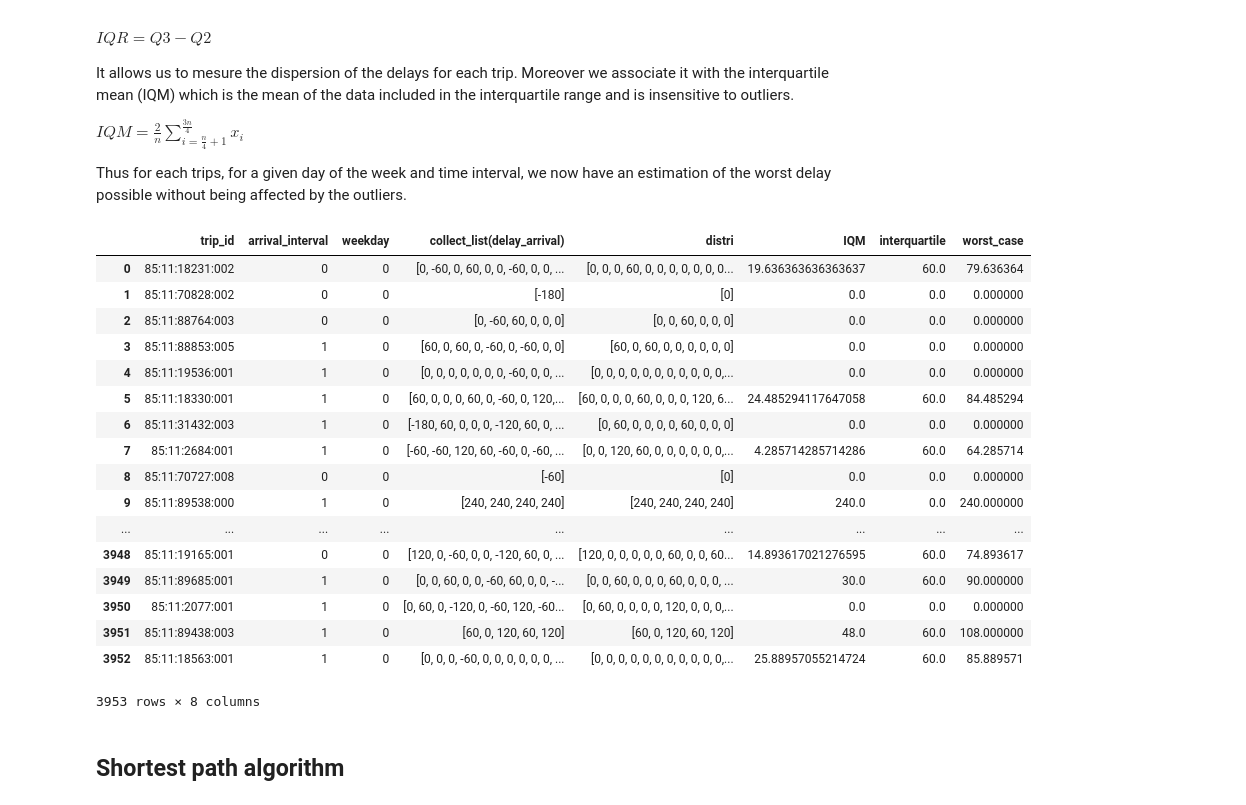
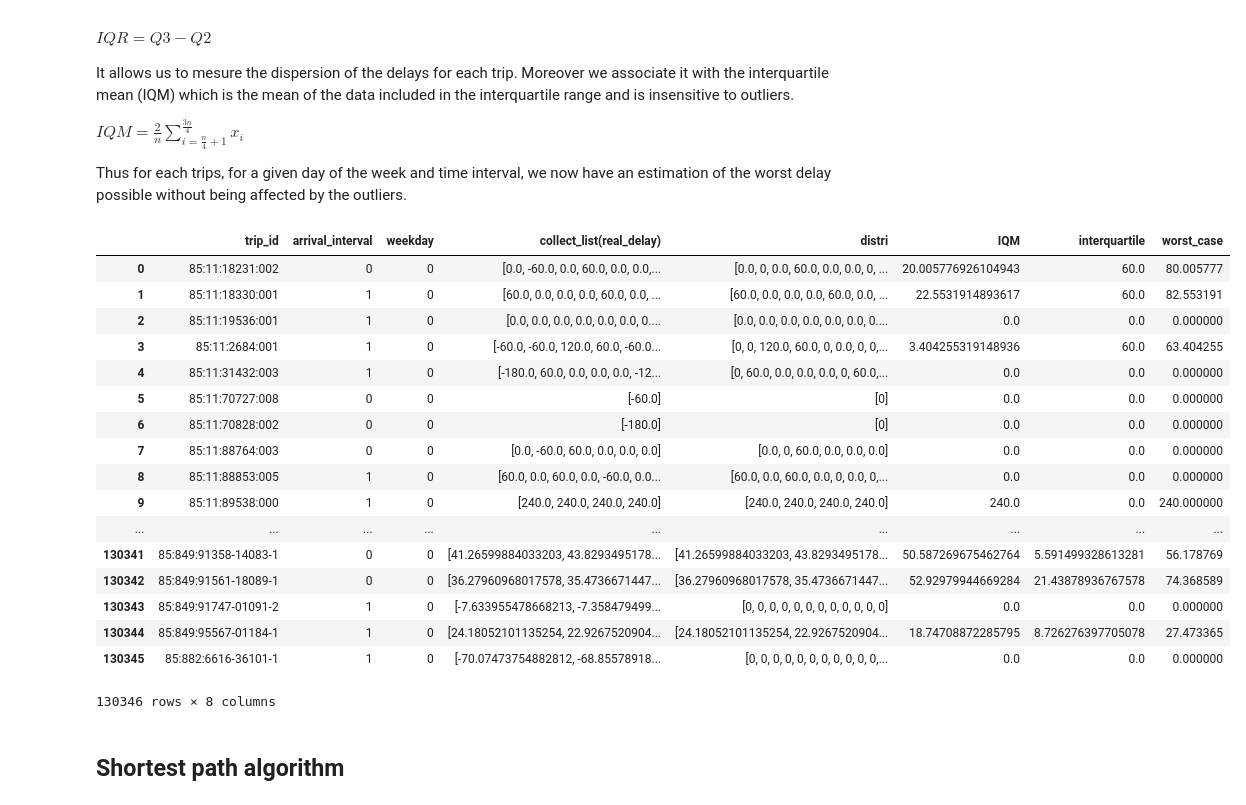
Before and after one commit to rbsteinm/Robust-Route-Planner, a Jupyter notebook: final.ipynb, the cells around one changed output. Saved outputs shown, nothing was run; the diff lists cells and outputs as text; code cells hidden in the pictures.

```diff
--- a/final.ipynb
+++ b/final.ipynb
@@ -250,6 +243,8 @@ First of all, we have to group the data that match (same trip between two transp
 trips5 = trips4.drop('stop_type', 'next_type', 'is_valid', 'arr_forcast_status',
                      'schedule_time', 'schedule_arrival', 'next_sched_dep',
                      'next_time', 'next_tid', 'real_arrival', 'arr_forecast_status')
+
+trips5 = trips5.na.fill("temp 00:00:00")
 
 # We refactor the dates by keeping only the time of the day and not the entire day
 trips5 = trips5.withColumn('schedule_dep', spark_helpers.keep_time(trips5.schedule_dep))
@@ -268,8 +263,8 @@ df3 = df3.withColumn('arrival_interval', spark_helpers.create_rush(df3.next_sche
 df3 = df3.withColumn('weekday', spark_helpers.group_weekday(df3.next_sched_arr))
 
 # We create a dataframe where we only keep the rows where there is a real arrival time
-arrival_df = df3.filter(df3.next_arr_forecast_status == "GESCHAETZT")
-arrival_df = arrival_df.drop('next_arr_forecast_status')
+arrival_df1 = df3.filter(df3.next_arr_forecast_status == "GESCHAETZT")
+arrival_df1 = arrival_df.drop('next_arr_forecast_status')
 
 # arrival_df.groupby('transport_type').count().show()
 # %% [markdown]
@@ -285,3 +306,28 @@ An other solution was to try to predict the delay of those trips according to th
+# %%
+station_computed_lin = station_computed_pandas[['trip_id', 'next_sid', 'weekday', 'arrival_interval', 'long', 'lat', 'delay_arrival']]
+
+#We use a linear regression to predict the delay using the localisation, the weekday and  the time interval
+lr = LinearRegression()
+lr.fit(station_computed_lin[['weekday', 'arrival_interval', 'long', 'lat']], station_computed_lin['delay_arrival'])
+
+station_to_predict['pred'] = lr.predict(station_to_predict[['weekday', 'arrival_interval', 'long', 'lat']])
+
+
+def get_delay(status, delay, interval, week_day, transport_type, sid):
+    if status == 'GESCHAETZT':
+        return float(delay)
+    return float(station_to_predict[(station_to_predict['next_sid'] == sid) &
+                              (station_to_predict['transport_type'] == transport_type) &
+                              (station_to_predict['weekday'] == week_day) &
+                              (station_to_predict['arrival_interval'] == interval)]['pred'])
+
+get_delay_udf = functions.udf(get_delay, FloatType())
+
+#Set the delay to every stations. Keep the orignal if exist otherwise use the prediction
+arrival_df = df3.withColumn('real_delay', get_delay_udf(df3.next_arr_forecast_status, df3.delay_arrival, df3.arrival_interval, df3.weekday, df3.transport_type, df3.next_sid))
+
+arrival_df = arrival_df.drop('delay_arrival')
+arrival_df = arrival_df.withColumnRename("delay_arrival", "real_delay")
 # %% [markdown]
 ### 3) Evaluate the uncertainty according to the delay:
 
@@ -297,42 +343,44 @@ Thus for each trips, for a given day of the week and time interval, we now have
 # %%
 # We group the trips by their week day and time interval
 delay_distribution = arrival_df.groupby(['trip_id', 'arrival_interval', 'weekday']).agg(functions.collect_list(functions.col('delay_arrival'))).alias('distri')
 delay_distribution = delay_distribution.withColumn('distri', spark_helpers.delete_neg(functions.col('collect_list(delay_arrival)')))
 
 # We compute the IQM / IQR and worst case
 delay_distribution = delay_distribution.withColumn('IQM', spark_helpers.iqm(delay_distribution.distri))
 delay_distribution = delay_distribution.withColumn('interquartile', spark_helpers.interquartile(delay_distribution.distri))
 delay_distribution = delay_distribution.withColumn('worst_case', delay_distribution.IQM + delay_distribution.interquartile)
 
 #delay_distribution_pd = delay_distribution.toPandas()
 
 # Then we store it in order to easily make our predictions.
 regenerate_distri_pickle = False
 if regenerate_distri_pickle:
     delay_distribution_pd.to_pickle('./data/delay_distri.pickle')
 else:
-    delay_distribution_pd = pd.read_pickle('./data/delay_distri.pickle')
+    #delay_distribution_pd = pd.read_pickle('./data/delay_distri.pickle')
+    # if we want to use the predictions
+    delay_distribution_pd = pd.read_pickle('./data/full_delay_distri.pickle')
 
 delay_distribution_pd
 # %% [output]
-|  | trip_id | arrival_interval | weekday | collect_list(delay_arrival) | distri | IQM | interquartile | worst_case |
-| 0 | 85:11:18231:002 | 0 | 0 | [0, -60, 0, 60, 0, 0, -60, 0, 0, ... | [0, 0, 0, 60, 0, 0, 0, 0, 0, 0, 0... | 19.636363636363637 | 60.0 | 79.636364 |
-| 1 | 85:11:70828:002 | 0 | 0 | [-180] | [0] | 0.0 | 0.0 | 0.000000 |
-| 2 | 85:11:88764:003 | 0 | 0 | [0, -60, 60, 0, 0, 0] | [0, 0, 60, 0, 0, 0] | 0.0 | 0.0 | 0.000000 |
-| 3 | 85:11:88853:005 | 1 | 0 | [60, 0, 60, 0, -60, 0, -60, 0, 0] | [60, 0, 60, 0, 0, 0, 0, 0, 0] | 0.0 | 0.0 | 0.000000 |
-| 4 | 85:11:19536:001 | 1 | 0 | [0, 0, 0, 0, 0, 0, 0, -60, 0, 0, ... | [0, 0, 0, 0, 0, 0, 0, 0, 0, 0, 0,... | 0.0 | 0.0 | 0.000000 |
-| 5 | 85:11:18330:001 | 1 | 0 | [60, 0, 0, 0, 60, 0, -60, 0, 120,... | [60, 0, 0, 0, 60, 0, 0, 0, 120, 6... | 24.485294117647058 | 60.0 | 84.485294 |
-| 6 | 85:11:31432:003 | 1 | 0 | [-180, 60, 0, 0, 0, -120, 60, 0, ... | [0, 60, 0, 0, 0, 0, 60, 0, 0, 0] | 0.0 | 0.0 | 0.000000 |
-| 7 | 85:11:2684:001 | 1 | 0 | [-60, -60, 120, 60, -60, 0, -60, ... | [0, 0, 120, 60, 0, 0, 0, 0, 0, 0,... | 4.285714285714286 | 60.0 | 64.285714 |
-| 8 | 85:11:70727:008 | 0 | 0 | [-60] | [0] | 0.0 | 0.0 | 0.000000 |
-| 9 | 85:11:89538:000 | 1 | 0 | [240, 240, 240, 240] | [240, 240, 240, 240] | 240.0 | 0.0 | 240.000000 |
+|  | trip_id | arrival_interval | weekday | collect_list(real_delay) | distri | IQM | interquartile | worst_case |
+| 0 | 85:11:18231:002 | 0 | 0 | [0.0, -60.0, 0.0, 60.0, 0.0, 0.0,... | [0.0, 0, 0.0, 60.0, 0.0, 0.0, 0, ... | 20.005776926104943 | 60.0 | 80.005777 |
+| 1 | 85:11:18330:001 | 1 | 0 | [60.0, 0.0, 0.0, 0.0, 60.0, 0.0, ... | [60.0, 0.0, 0.0, 0.0, 60.0, 0.0, ... | 22.5531914893617 | 60.0 | 82.553191 |
+| 2 | 85:11:19536:001 | 1 | 0 | [0.0, 0.0, 0.0, 0.0, 0.0, 0.0, 0.... | [0.0, 0.0, 0.0, 0.0, 0.0, 0.0, 0.... | 0.0 | 0.0 | 0.000000 |
+| 3 | 85:11:2684:001 | 1 | 0 | [-60.0, -60.0, 120.0, 60.0, -60.0... | [0, 0, 120.0, 60.0, 0, 0.0, 0, 0,... | 3.404255319148936 | 60.0 | 63.404255 |
+| 4 | 85:11:31432:003 | 1 | 0 | [-180.0, 60.0, 0.0, 0.0, 0.0, -12... | [0, 60.0, 0.0, 0.0, 0.0, 0, 60.0,... | 0.0 | 0.0 | 0.000000 |
+| 5 | 85:11:70727:008 | 0 | 0 | [-60.0] | [0] | 0.0 | 0.0 | 0.000000 |
+| 6 | 85:11:70828:002 | 0 | 0 | [-180.0] | [0] | 0.0 | 0.0 | 0.000000 |
+| 7 | 85:11:88764:003 | 0 | 0 | [0.0, -60.0, 60.0, 0.0, 0.0, 0.0] | [0.0, 0, 60.0, 0.0, 0.0, 0.0] | 0.0 | 0.0 | 0.000000 |
+| 8 | 85:11:88853:005 | 1 | 0 | [60.0, 0.0, 60.0, 0.0, -60.0, 0.0... | [60.0, 0.0, 60.0, 0.0, 0, 0.0, 0,... | 0.0 | 0.0 | 0.000000 |
+| 9 | 85:11:89538:000 | 1 | 0 | [240.0, 240.0, 240.0, 240.0] | [240.0, 240.0, 240.0, 240.0] | 240.0 | 0.0 | 240.000000 |
 | ... | ... | ... | ... | ... | ... | ... | ... | ... |
-| 3948 | 85:11:19165:001 | 0 | 0 | [120, 0, -60, 0, 0, -120, 60, 0, ... | [120, 0, 0, 0, 0, 0, 60, 0, 0, 60... | 14.893617021276595 | 60.0 | 74.893617 |
-| 3949 | 85:11:89685:001 | 1 | 0 | [0, 0, 60, 0, 0, -60, 60, 0, 0, -... | [0, 0, 60, 0, 0, 0, 60, 0, 0, 0, ... | 30.0 | 60.0 | 90.000000 |
-| 3950 | 85:11:2077:001 | 1 | 0 | [0, 60, 0, -120, 0, -60, 120, -60... | [0, 60, 0, 0, 0, 0, 120, 0, 0, 0,... | 0.0 | 0.0 | 0.000000 |
-| 3951 | 85:11:89438:003 | 1 | 0 | [60, 0, 120, 60, 120] | [60, 0, 120, 60, 120] | 48.0 | 60.0 | 108.000000 |
-| 3952 | 85:11:18563:001 | 1 | 0 | [0, 0, 0, -60, 0, 0, 0, 0, 0, 0, ... | [0, 0, 0, 0, 0, 0, 0, 0, 0, 0, 0,... | 25.88957055214724 | 60.0 | 85.889571 |
+| 130341 | 85:849:91358-14083-1 | 0 | 0 | [41.26599884033203, 43.8293495178... | [41.26599884033203, 43.8293495178... | 50.587269675462764 | 5.591499328613281 | 56.178769 |
+| 130342 | 85:849:91561-18089-1 | 0 | 0 | [36.27960968017578, 35.4736671447... | [36.27960968017578, 35.4736671447... | 52.92979944669284 | 21.43878936767578 | 74.368589 |
+| 130343 | 85:849:91747-01091-2 | 1 | 0 | [-7.633955478668213, -7.358479499... | [0, 0, 0, 0, 0, 0, 0, 0, 0, 0, 0, 0] | 0.0 | 0.0 | 0.000000 |
+| 130344 | 85:849:95567-01184-1 | 1 | 0 | [24.18052101135254, 22.9267520904... | [24.18052101135254, 22.9267520904... | 18.74708872285795 | 8.726276397705078 | 27.473365 |
+| 130345 | 85:882:6616-36101-1 | 1 | 0 | [-70.07473754882812, -68.85578918... | [0, 0, 0, 0, 0, 0, 0, 0, 0, 0, 0,... | 0.0 | 0.0 | 0.000000 |
-3953 rows × 8 columns
+130346 rows × 8 columns
 # %% [markdown]
 ## Shortest path algorithm
 # %%
```
Also changed, not shown: parts of 10 cells of this notebook, 3 other files.
